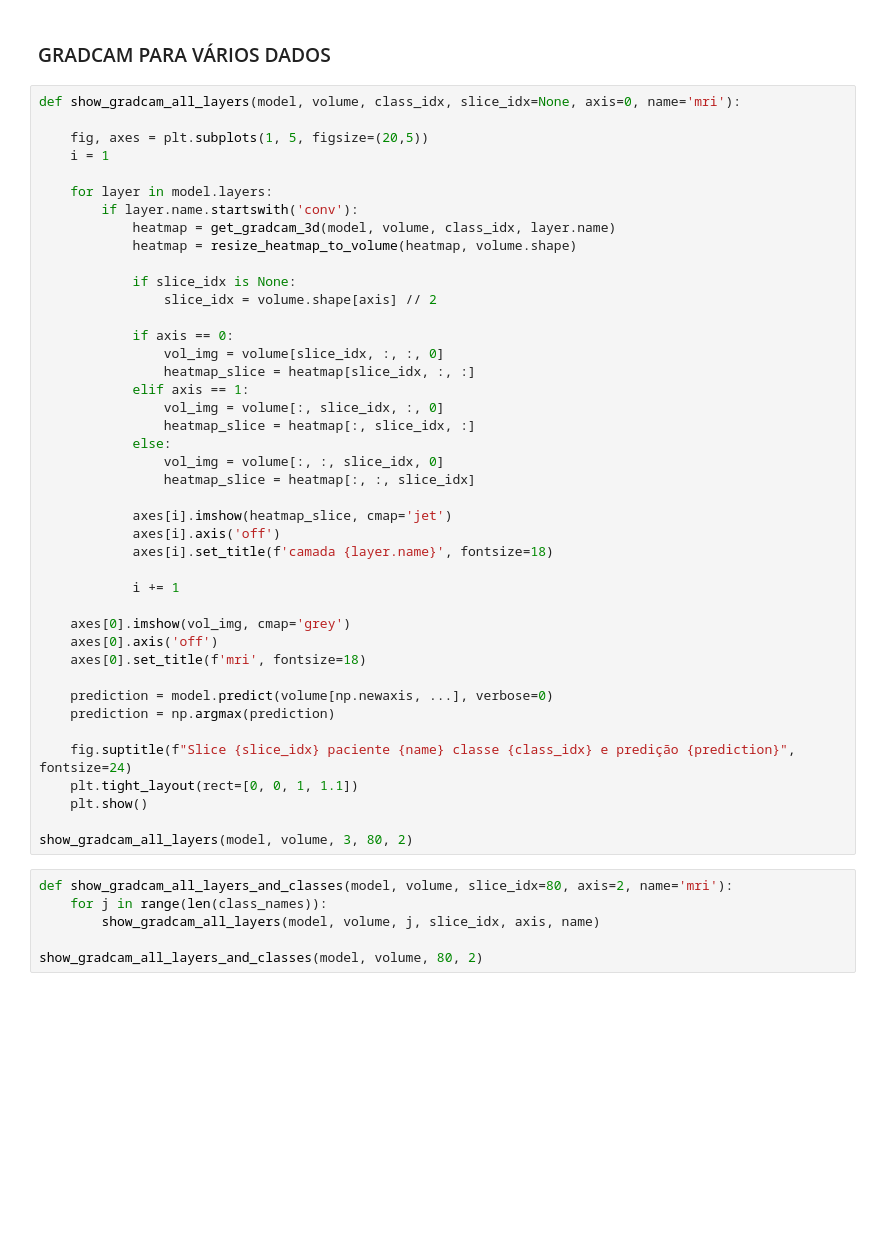
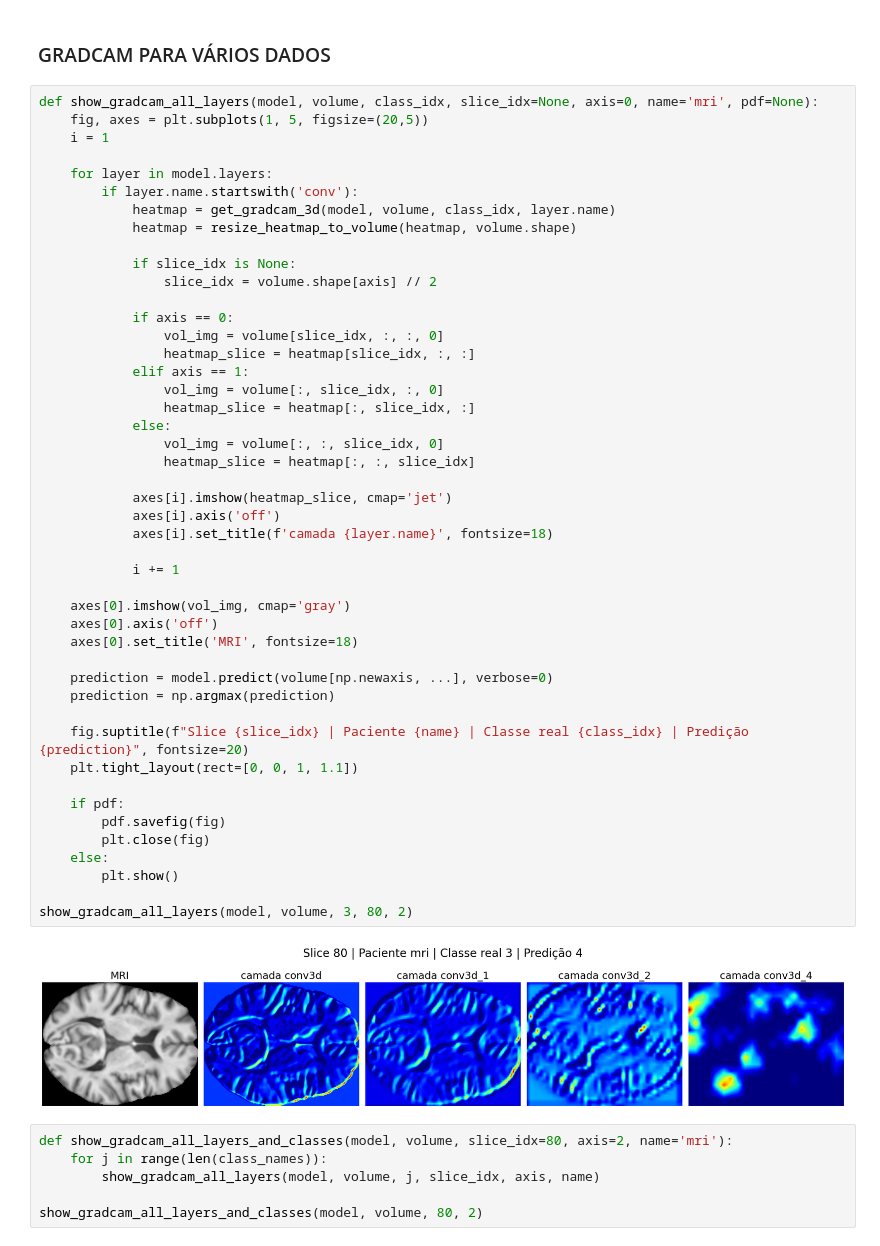
Before and after one commit to brunopmont/Alzheimer-CNN-Detection, a Jupyter notebook: explainability/gradcam.ipynb, the cells around one changed output. Cells and saved outputs as stored; diff of their text form; blank space fills up the shorter version.

```diff
--- a/explainability/gradcam.ipynb
+++ b/explainability/gradcam.ipynb
@@ -217,8 +219,7 @@ for i in range(70, volume.shape[2], 10):
 # %% [markdown]
 ### GRADCAM PARA VÁRIOS DADOS
 # %%
-def show_gradcam_all_layers(model, volume, class_idx, slice_idx=None, axis=0, name='mri'):
-
+def show_gradcam_all_layers(model, volume, class_idx, slice_idx=None, axis=0, name='mri', pdf=None):
     fig, axes = plt.subplots(1, 5, figsize=(20,5))
     i = 1
 
@@ -227,37 +228,44 @@ def show_gradcam_all_layers(model, volume, class_idx, slice_idx=None, axis=0, na
             heatmap = get_gradcam_3d(model, volume, class_idx, layer.name)
             heatmap = resize_heatmap_to_volume(heatmap, volume.shape)
 
             if slice_idx is None:
                 slice_idx = volume.shape[axis] // 2
 
             if axis == 0:
                 vol_img = volume[slice_idx, :, :, 0]
                 heatmap_slice = heatmap[slice_idx, :, :]
             elif axis == 1:
                 vol_img = volume[:, slice_idx, :, 0]
                 heatmap_slice = heatmap[:, slice_idx, :]
             else:
                 vol_img = volume[:, :, slice_idx, 0]
                 heatmap_slice = heatmap[:, :, slice_idx]
 
             axes[i].imshow(heatmap_slice, cmap='jet')
             axes[i].axis('off')
             axes[i].set_title(f'camada {layer.name}', fontsize=18)
 
             i += 1
 
-    axes[0].imshow(vol_img, cmap='grey')
+    axes[0].imshow(vol_img, cmap='gray')
     axes[0].axis('off')
-    axes[0].set_title(f'mri', fontsize=18)
+    axes[0].set_title('MRI', fontsize=18)
 
     prediction = model.predict(volume[np.newaxis, ...], verbose=0)
     prediction = np.argmax(prediction)
 
-    fig.suptitle(f"Slice {slice_idx} paciente {name} classe {class_idx} e predição {prediction}", fontsize=24)
+    fig.suptitle(f"Slice {slice_idx} | Paciente {name} | Classe real {class_idx} | Predição {prediction}", fontsize=20)
     plt.tight_layout(rect=[0, 0, 1, 1.1])
-    plt.show()
+
+    if pdf:
+        pdf.savefig(fig)
+        plt.close(fig)
+    else:
+        plt.show()
 
 show_gradcam_all_layers(model, volume, 3, 80, 2)
+# %% [output]
+[figure, added]
 # %%
 def show_gradcam_all_layers_and_classes(model, volume, slice_idx=80, axis=2, name='mri'):
     for j in range(len(class_names)):
```
Also changed, not shown: parts of 3 cells of this notebook.
